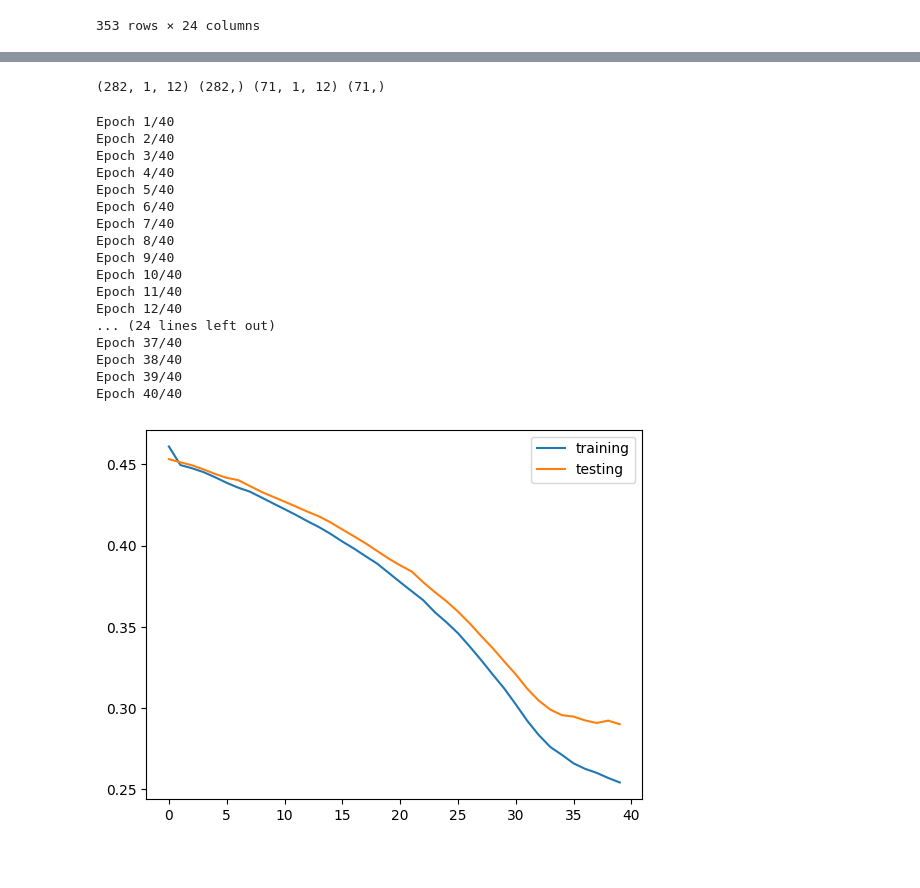
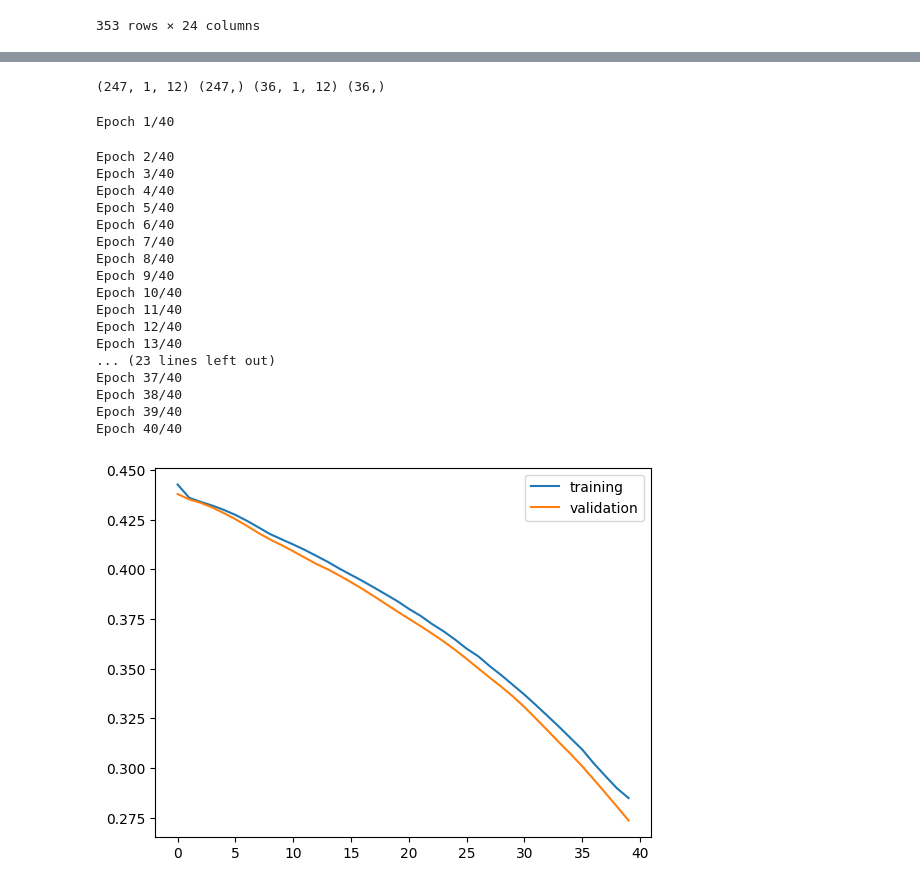
Before and after one commit to RAYD2/FinalYearProject, a Jupyter notebook: FinalNotebooks/LSTM(OASIS).ipynb, the cells around one changed output, grey strips where cells are left out. Saved outputs shown, nothing was run; the diff lists cells and outputs as text; code cells hidden in the pictures; blank space fills up the shorter version.

Commit message:
LSTM Changes: added a test split

```diff
--- a/FinalNotebooks/LSTM(OASIS).ipynb
+++ b/FinalNotebooks/LSTM(OASIS).ipynb
@@ -171,19 +171,28 @@ display(supervised_df)
 # test/training data split
 values_final = supervised_df.values
 
-training, testing = train_test_split(values_final, test_size = 0.2, random_state = 44, shuffle = False)
-PTID_train, PTID_test = train_test_split(PTID, test_size = 0.2, random_state = 44, shuffle = False)
-Group_train, Group_test = train_test_split(Group, test_size = 0.2, random_state = 44, shuffle = False)
-Age_train, Age_test = train_test_split(AGE, test_size = 0.2, random_state = 44, shuffle = False)
+training, testing_to_split= train_test_split(values_final, train_size=0.7, test_size = 0.3, random_state = 44, shuffle = False)
+validation, testing = train_test_split(values_final, train_size=0.2, test_size = 0.1, random_state = 44, shuffle = False)
+
+PTID_train, PTID_test_to_split= train_test_split(PTID, train_size=0.7, test_size = 0.3, random_state = 44, shuffle = False)
+PTID_val, PTID_test = train_test_split(PTID, train_size=0.2, test_size = 0.1, random_state = 44, shuffle = False)
+
+Group_train, Group_test_to_split = train_test_split(Group, train_size=0.7, test_size = 0.3, random_state = 44, shuffle = False)
+Group_val, Group_test = train_test_split(Group, train_size=0.2, test_size = 0.1, random_state = 44, shuffle = False)
+
+Age_train, Age_test_test_to_split = train_test_split(AGE, train_size=0.7, test_size = 0.3, random_state = 44, shuffle = False)
+Age_val, Age_test = train_test_split(AGE,  train_size=0.2, test_size = 0.1, random_state = 44, shuffle = False)
 # inputs/outputs within those training and test sets
 train_in, train_out = training[:, :-1], training[:, -1]
 test_in, test_out = testing[:, :-1], testing[:, -1]
+val_in, val_out = validation[:, :-1], validation[:, -1]
 # reshaping the data to be 3 dimensional (samples, timesteps and features)
 train_in = train_in.reshape((train_in.shape[0], 1, train_in.shape[1]))
 test_in = test_in.reshape((test_in.shape[0], 1, test_in.shape[1]))
+val_in = val_in.reshape((val_in.shape[0], 1, val_in.shape[1]))
 print(train_in.shape, train_out.shape, test_in.shape, test_out.shape)
 # %% [output]
-(282, 1, 12) (282,) (71, 1, 12) (71,)
+(247, 1, 12) (247,) (36, 1, 12) (36,)
 # %%
 #  creating/fitting the LSTM model
 from tensorflow.keras.callbacks import EarlyStopping
@@ -192,32 +201,33 @@ LSTM_model.add(LSTM(50, input_shape=(train_in.shape[1], train_in.shape[2])))
 LSTM_model.add(Dense(1))
 LSTM_model.compile(loss='mae', optimizer='Adam')
 early_stopping = EarlyStopping(monitor='val_loss', patience=3)
-his = LSTM_model.fit(train_in, train_out, validation_data=(test_in, test_out), epochs=40, batch_size=128, verbose=3, callbacks=[early_stopping])
+his = LSTM_model.fit(train_in, train_out, validation_data=(val_in, val_out), epochs=40, batch_size=128, verbose=3, callbacks=[early_stopping])
 # %% [output]
 Epoch 1/40
-Epoch 2/40
-Epoch 3/40
-Epoch 4/40
-Epoch 5/40
-Epoch 6/40
-Epoch 7/40
-Epoch 8/40
-Epoch 9/40
-Epoch 10/40
-Epoch 11/40
-Epoch 12/40
-... (24 lines left out)
-Epoch 37/40
-Epoch 38/40
-Epoch 39/40
-Epoch 40/40
+Epoch 2/40
+Epoch 3/40
+Epoch 4/40
+Epoch 5/40
+Epoch 6/40
+Epoch 7/40
+Epoch 8/40
+Epoch 9/40
+Epoch 10/40
+Epoch 11/40
+Epoch 12/40
+Epoch 13/40
+... (23 lines left out)
+Epoch 37/40
+Epoch 38/40
+Epoch 39/40
+Epoch 40/40
 # %%
 plt.plot(his.history['loss'], label = "training")
-plt.plot(his.history['val_loss'], label = "testing")
+plt.plot(his.history['val_loss'], label = "validation")
 plt.legend()
 plt.show()
 # %% [output]
-[figure, old version]
+[figure, new version]
 # %%
 # getting a prediction
 # print(PTID.shape)
```
Also changed, not shown: parts of 4 cells of this notebook.
